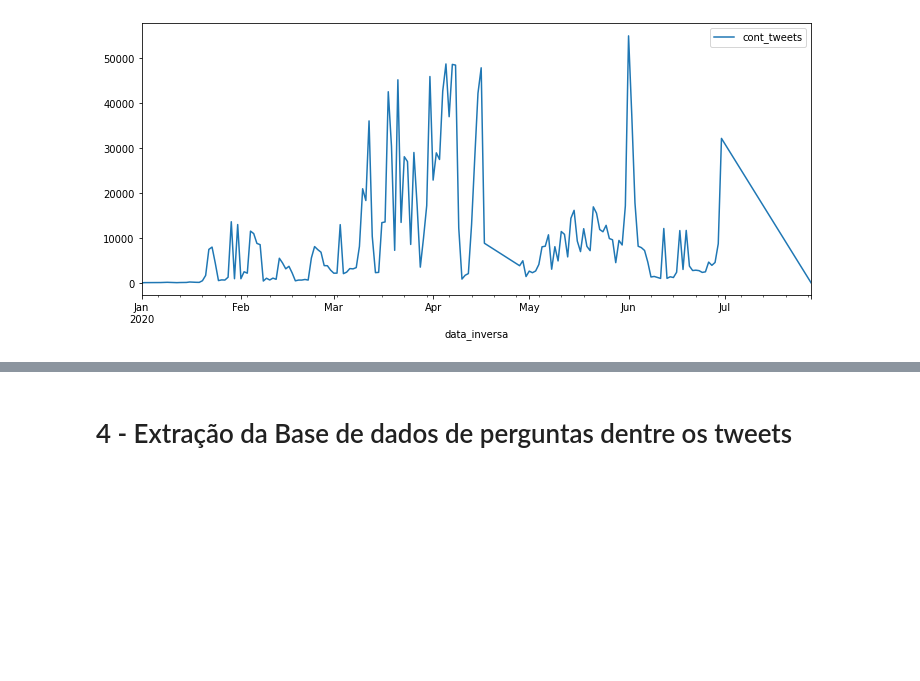
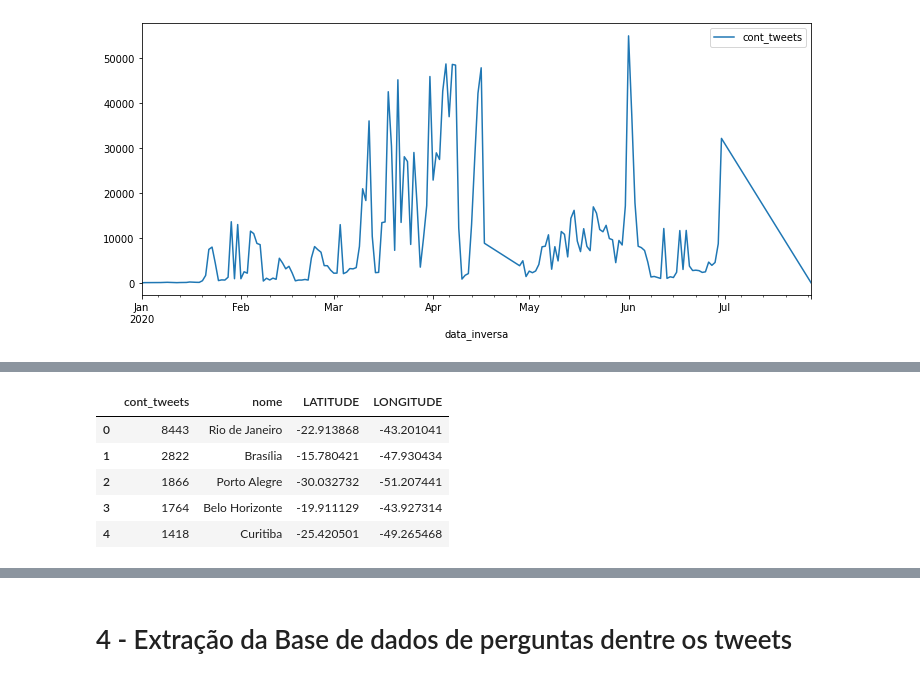
Before and after one commit to lln-cid20/prog-ciencia-dados, a Jupyter notebook: trabalho_final.ipynb, the cells around one changed output, grey strips where cells are left out. Cells and saved outputs as stored; diff of their text form; code cells hidden in the pictures; blank space fills up the shorter version.

```diff
--- a/trabalho_final.ipynb
+++ b/trabalho_final.ipynb
@@ -126,0 +161,39 @@ dados_sumario.plot(figsize=(12,5))
+# %%
+import mplleaflet as mll
+
+
+# Importa bibliotecas que permitem ler o CSV para o Google Drive
+from pydrive.auth import GoogleAuth
+from pydrive.drive import GoogleDrive
+from google.colab import auth
+from oauth2client.client import GoogleCredentials
+
+auth.authenticate_user()
+gauth = GoogleAuth()
+gauth.credentials = GoogleCredentials.get_application_default()
+drive = GoogleDrive(gauth)
+
+downloaded = drive.CreateFile({"id":"1lw4fMtQKWezaFlRNzzAU2HltdnFcE88g"})
+downloaded.GetContentFile("cidades_brasil.csv")
+cidades = pd.read_csv('cidades_brasil.csv')
+#cidades = pd.read_csv('https://drive.google.com/file/d/1lw4fMtQKWezaFlRNzzAU2HltdnFcE88g/view?usp=sharing')
+
+cidades['LATITUDE'] = cidades.LATITUDE.replace(".",",")
+cidades['LONGITUDE'] = cidades.LONGITUDE.replace(".",",")
+
+cidades['LATITUDE'] = cidades.LATITUDE.astype('float')
+cidades['LONGITUDE'] = cidades.LONGITUDE.astype('float')
+
+
+merged_df = pd.merge(left=dados_cidades, right=cidades, left_on='lugar', right_on='nome')
+
+# dados_cidades = dados_cidades[dados_cidades['']]
+
+merged_df.head(5)
+# %% [output]
+|  | cont_tweets | nome | LATITUDE | LONGITUDE |
+| 0 | 8443 | Rio de Janeiro | -22.913868 | -43.201041 |
+| 1 | 2822 | Brasília | -15.780421 | -47.930434 |
+| 2 | 1866 | Porto Alegre | -30.032732 | -51.207441 |
+| 3 | 1764 | Belo Horizonte | -19.911129 | -43.927314 |
+| 4 | 1418 | Curitiba | -25.420501 | -49.265468 |
```
Also changed, not shown: parts of 34 cells of this notebook.
